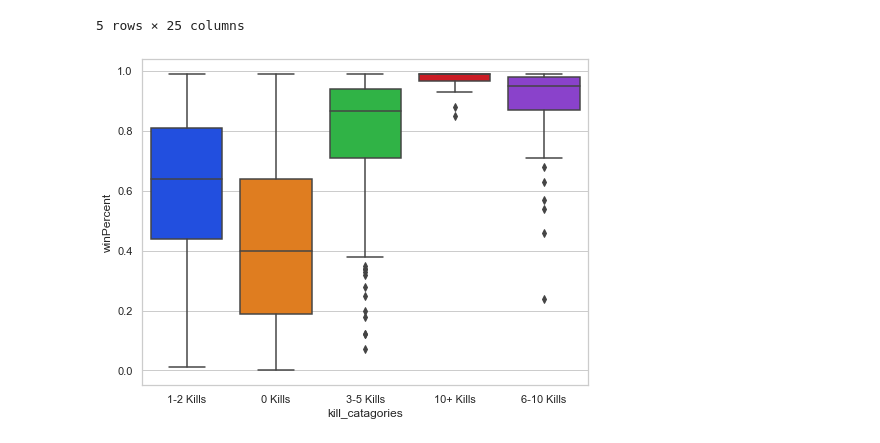
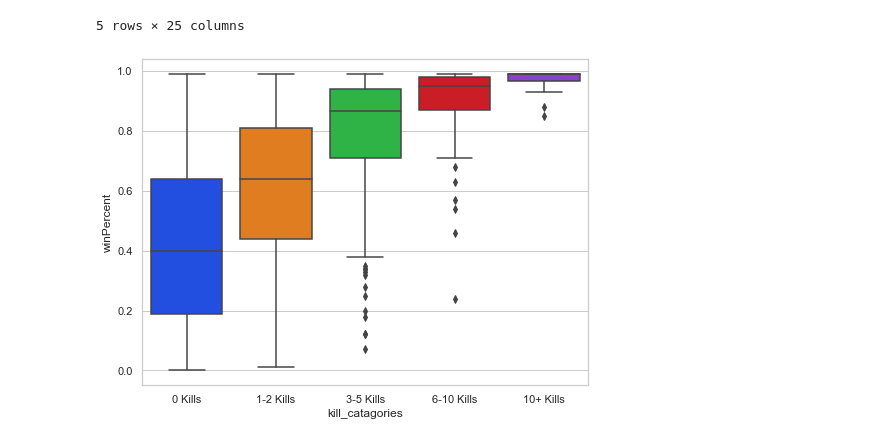
Before and after one commit to Jbullis29/PUBG_Ranked_Analysis, a Jupyter notebook: Travis Analysis/RANDOM_EDA.ipynb, the cells around one changed output. Saved outputs shown, nothing was run; the diff lists cells and outputs as text; code cells hidden in the pictures.

Commit message:
data

```diff
--- a/Travis Analysis/RANDOM_EDA.ipynb
+++ b/Travis Analysis/RANDOM_EDA.ipynb
@@ -119,8 +119,8 @@ See the caveats in the documentation: https://pandas.pydata.org/pandas-docs/stab
 # %%
 sns.set_theme(style="whitegrid", palette="bright")
 plt.figure(figsize=(8,6))
-ax = sns.boxplot(x="kill_catagories",y='winPercent', data=df3)
+ax = sns.boxplot(x="kill_catagories",y='winPercent', data=df3, order=['0 Kills', '1-2 Kills', '3-5 Kills', '6-10 Kills', '10+ Kills'])
 
 plt.savefig('DataTrav/boxplot.png')
 # %% [output]
-[figure, old version]
+[figure, new version]
```
Also changed, not shown: 6 other files.
